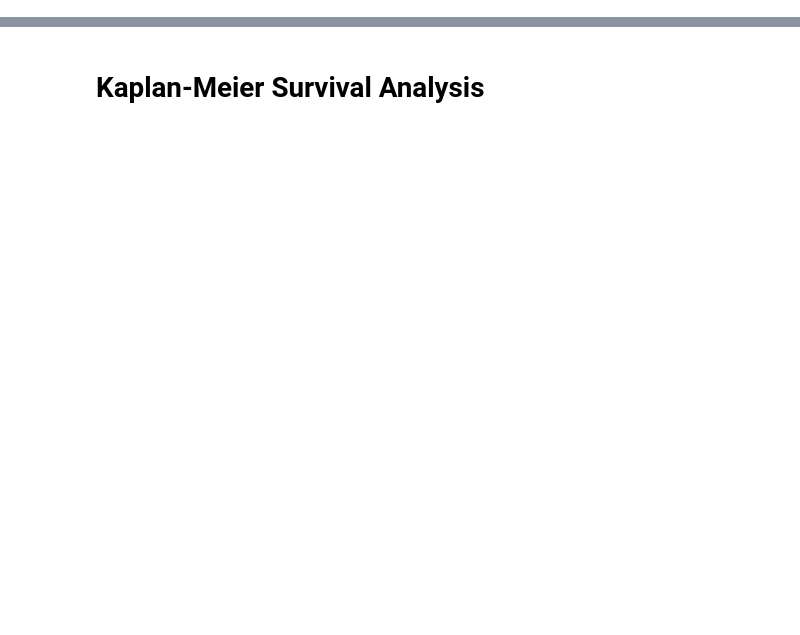
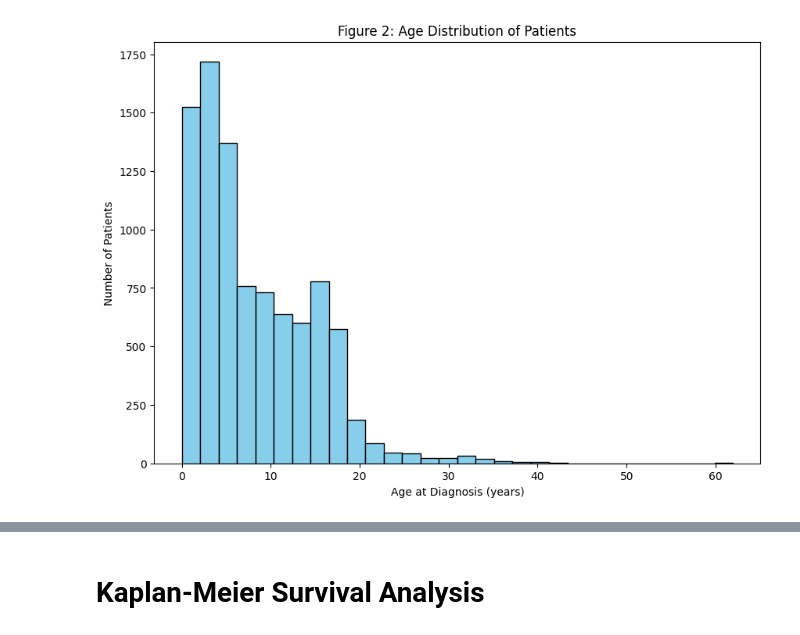
Before and after one commit to sky-yng/Prognosis_Pediatric_Cancer, a Jupyter notebook: Pediatric_Cancer_Prognosis.ipynb, the cells around one changed output, grey strips where cells are left out. Cells and saved outputs as stored; diff of their text form; code cells hidden in the pictures; blank space fills up the shorter version.

```diff
--- a/Pediatric_Cancer_Prognosis.ipynb
+++ b/Pediatric_Cancer_Prognosis.ipynb
@@ -72,0 +48,19 @@ plt.show()
+# %%
+# Convert 'Age at Diagnosis (days)' to numeric and remove any non-numeric entries (like errors or non-reported values)
+data['Age at Diagnosis (days)'] = pd.to_numeric(data['Age at Diagnosis (days)'], errors='coerce')
+
+# Drop NaN values in 'Age at Diagnosis (days)'
+age_data = data['Age at Diagnosis (days)'].dropna()
+
+# Convert age from days to years for better interpretability
+age_data_years = age_data / 365.25
+
+# Plotting the histogram
+plt.figure(figsize=(10, 7))
+plt.hist(age_data_years, bins=30, color='skyblue', edgecolor='black')
+plt.title('Figure 2: Age Distribution of Patients')
+plt.xlabel('Age at Diagnosis (years)')
+plt.ylabel('Number of Patients')
+plt.show()
+# %% [output]
+[figure, added]
```
Also changed, not shown: parts of 44 cells of this notebook, 1 other file.
